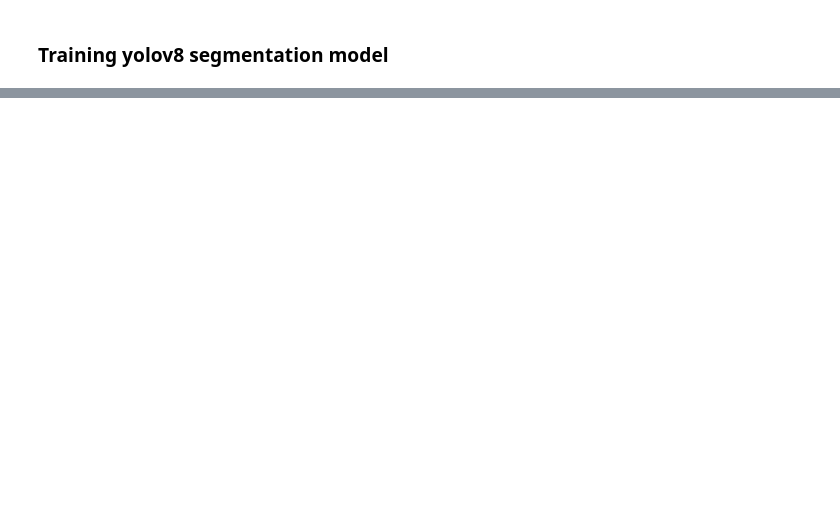
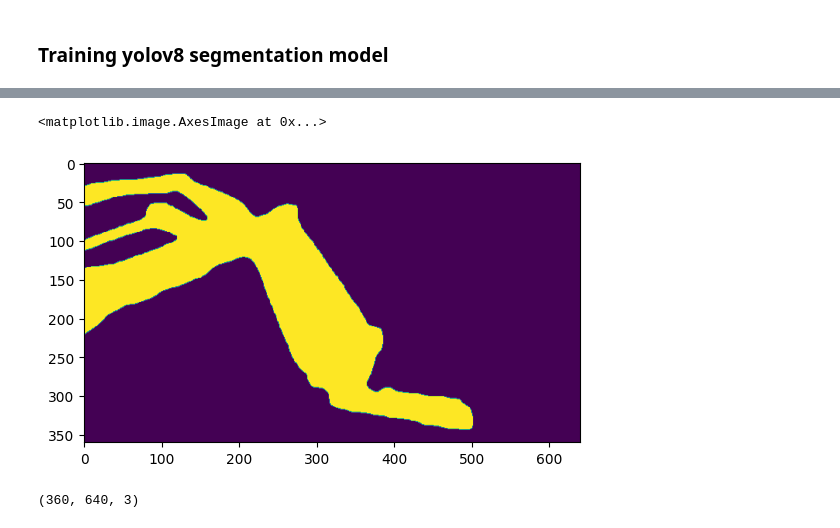
Before and after one commit to helenprokonina/Distance_project, a Jupyter notebook: test.ipynb, the cells around one changed output, grey strips where cells are left out. Drawn from its saved outputs; the diff is of its cells as text; code cells hidden in the pictures; blank space fills up the shorter version.

```diff
--- a/test.ipynb
+++ b/test.ipynb
@@ -743,0 +783,5 @@ Overriding model.yaml nc=80 with nc=2
+# %%
+seg_model = YOLO('runs/segment/train5/weights/best.pt')  # load a custom model
+
+# Validate the model
+metrics = seg_model.val(data="segmentation_data.yaml")
@@ -743,0 +853,3 @@ Overriding model.yaml nc=80 with nc=2
+# %%
+# Predict with the model
+pred = seg_model.predict("frames/industry1_frame38.jpg")  # predict on an image
@@ -743,0 +879,18 @@ Overriding model.yaml nc=80 with nc=2
+# %%
+classes = pred[0].boxes.cls
+    #extract necessary indices for the class
+indices = np.where(classes == 0)[0]
+    #print(indices)
+res_mask = np.zeros(shape=pred[0].masks[0].shape, dtype=np.float32)
+    #unite masks from several predictions
+for i in indices:
+    res_mask=cv2.bitwise_or(res_mask, pred[0].masks[i].data.numpy())
+
+res_mask = np.squeeze(res_mask)
+# %%
+res_mask = cv2.resize(res_mask, dsize=image.shape[:2][::-1])
+# %%
+plt.imshow(res_mask*255)
+# %% [output]
+<matplotlib.image.AxesImage at 0x...>
+[figure, added]
@@ -743,0 +905,4 @@ Overriding model.yaml nc=80 with nc=2
+# %%
+image.shape
+# %% [output]
+(360, 640, 3)
```
Also changed, not shown: parts of 69 cells of this notebook.
